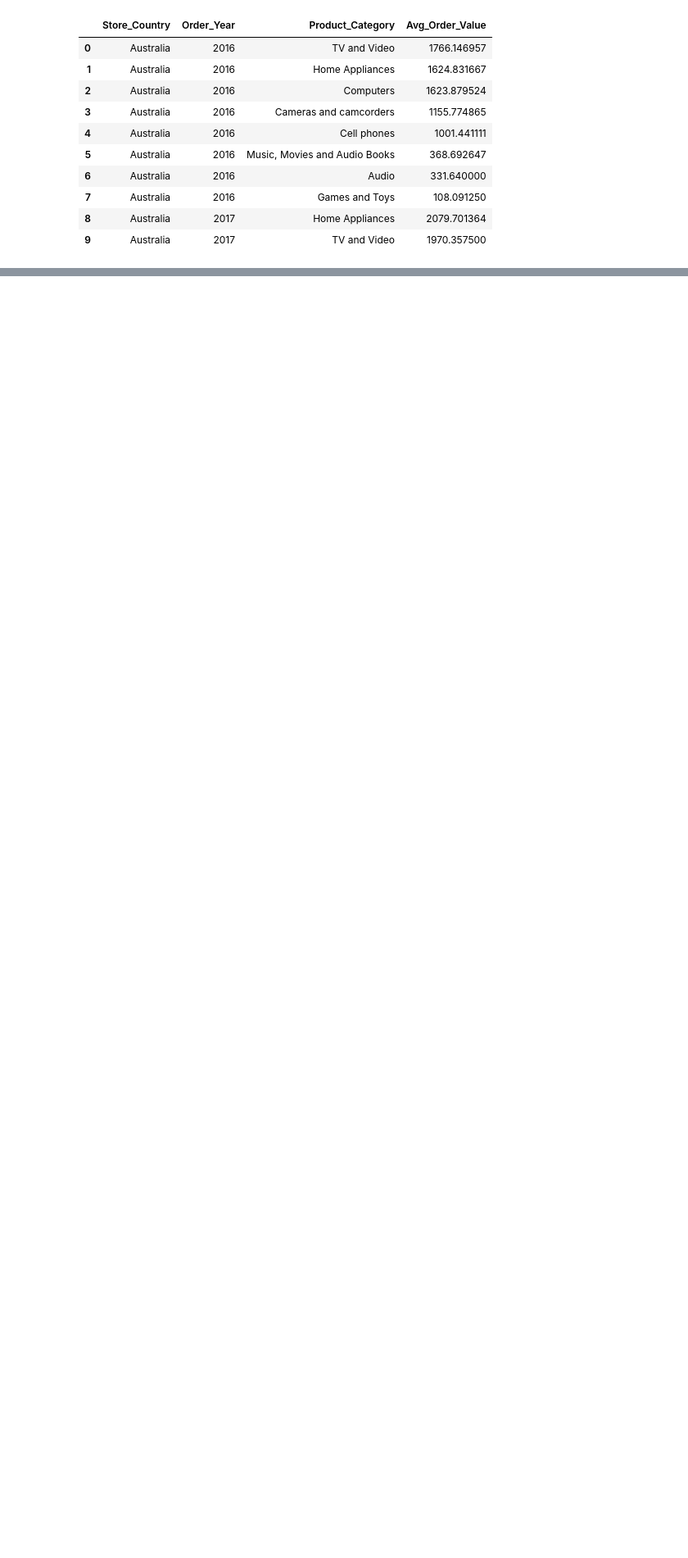
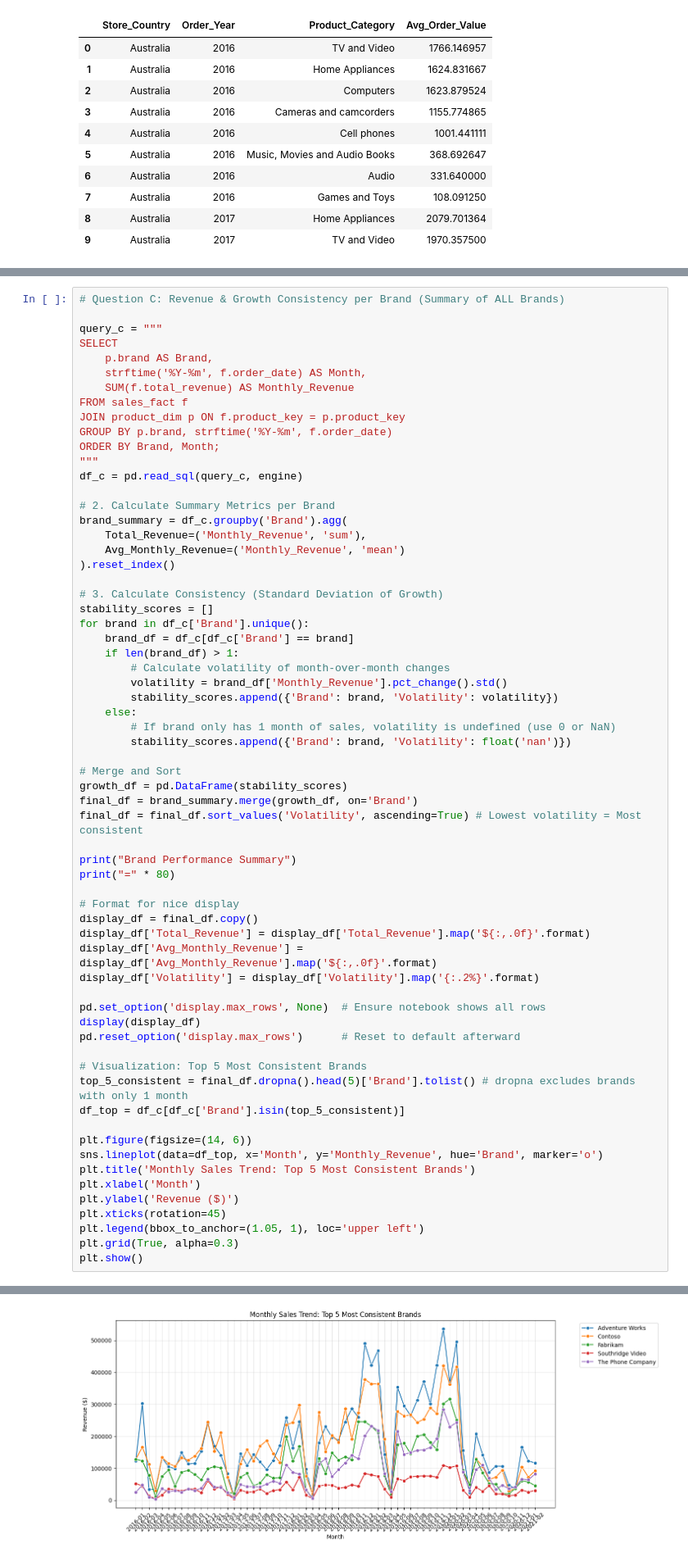
Before and after one commit to mik-chaela/DWBI-Final-Project, a Jupyter notebook: notebooks/analysis.ipynb, the cells around one changed output, grey strips where cells are left out. Shown at 82% size. Drawn from its saved outputs; the diff is of its cells as text; blank space fills up the shorter version.

```diff
--- a/notebooks/analysis.ipynb
+++ b/notebooks/analysis.ipynb
@@ -117,0 +118,65 @@ Average Delivery Time (Days) per Region - Quarterly
+# %%
+# Question C: Revenue & Growth Consistency per Brand (Summary of ALL Brands)
+
+query_c = """
+SELECT
+    p.brand AS Brand,
+    strftime('%Y-%m', f.order_date) AS Month,
+    SUM(f.total_revenue) AS Monthly_Revenue
+FROM sales_fact f
+JOIN product_dim p ON f.product_key = p.product_key
+GROUP BY p.brand, strftime('%Y-%m', f.order_date)
+ORDER BY Brand, Month;
+"""
+df_c = pd.read_sql(query_c, engine)
+
+# 2. Calculate Summary Metrics per Brand
+brand_summary = df_c.groupby('Brand').agg(
+    Total_Revenue=('Monthly_Revenue', 'sum'),
+    Avg_Monthly_Revenue=('Monthly_Revenue', 'mean')
+).reset_index()
+
+# 3. Calculate Consistency (Standard Deviation of Growth)
+stability_scores = []
+for brand in df_c['Brand'].unique():
+    brand_df = df_c[df_c['Brand'] == brand]
+    if len(brand_df) > 1:
+        # Calculate volatility of month-over-month changes
+        volatility = brand_df['Monthly_Revenue'].pct_change().std()
+        stability_scores.append({'Brand': brand, 'Volatility': volatility})
+    else:
+        # If brand only has 1 month of sales, volatility is undefined (use 0 or NaN)
+        stability_scores.append({'Brand': brand, 'Volatility': float('nan')})
+
+# Merge and Sort
+growth_df = pd.DataFrame(stability_scores)
+final_df = brand_summary.merge(growth_df, on='Brand')
+final_df = final_df.sort_values('Volatility', ascending=True) # Lowest volatility = Most consistent
+
+print("Brand Performance Summary")
+print("=" * 80)
+
+# Format for nice display
+display_df = final_df.copy()
+display_df['Total_Revenue'] = display_df['Total_Revenue'].map('${:,.0f}'.format)
+display_df['Avg_Monthly_Revenue'] = display_df['Avg_Monthly_Revenue'].map('${:,.0f}'.format)
+display_df['Volatility'] = display_df['Volatility'].map('{:.2%}'.format)
+
+pd.set_option('display.max_rows', None)  # Ensure notebook shows all rows
+display(display_df)
+pd.reset_option('display.max_rows')      # Reset to default afterward
+
+# Visualization: Top 5 Most Consistent Brands
+top_5_consistent = final_df.dropna().head(5)['Brand'].tolist() # dropna excludes brands with only 1 month
+df_top = df_c[df_c['Brand'].isin(top_5_consistent)]
+
+plt.figure(figsize=(14, 6))
+sns.lineplot(data=df_top, x='Month', y='Monthly_Revenue', hue='Brand', marker='o')
+plt.title('Monthly Sales Trend: Top 5 Most Consistent Brands')
+plt.xlabel('Month')
+plt.ylabel('Revenue ($)')
+plt.xticks(rotation=45)
+plt.legend(bbox_to_anchor=(1.05, 1), loc='upper left')
+plt.grid(True, alpha=0.3)
+plt.show()
+# %% [output]
@@ -117,0 +198 @@ Average Delivery Time (Days) per Region - Quarterly
+[figure, added]
```
Also changed, not shown: parts of 3 cells of this notebook.
